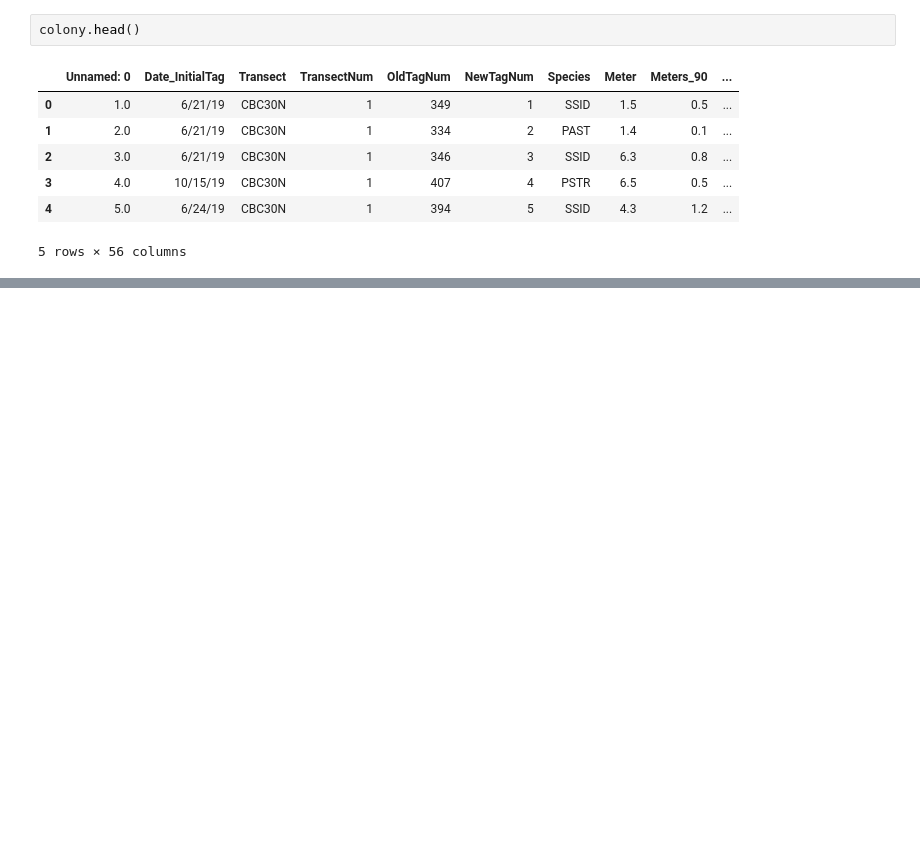
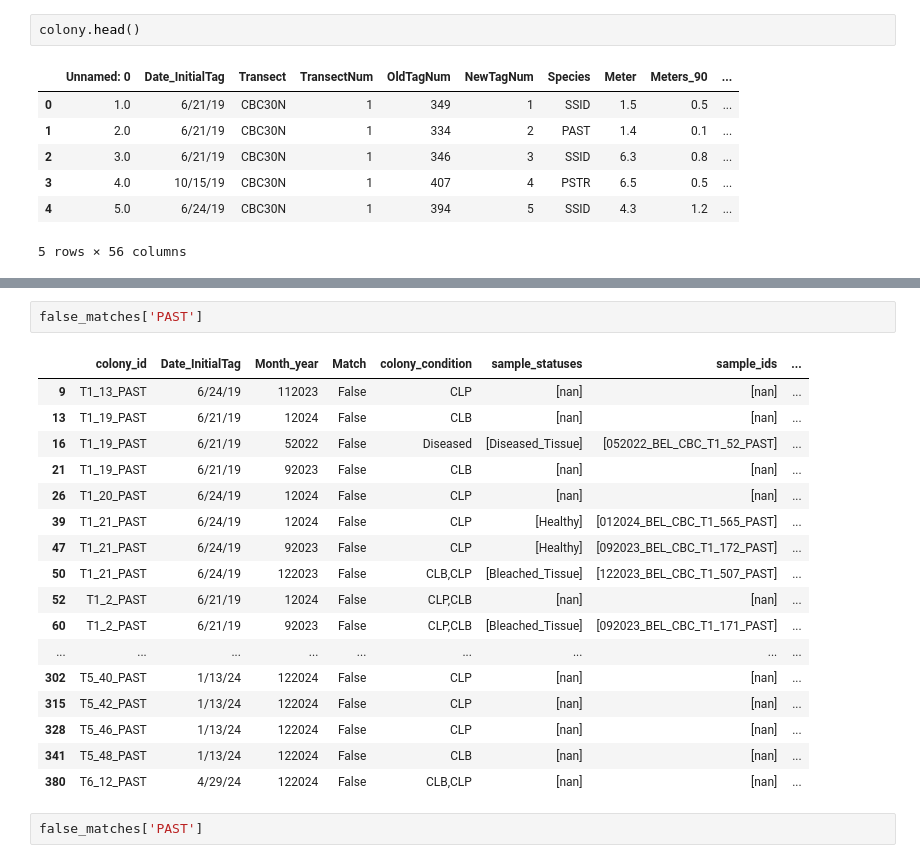
Before and after one commit to brookewicz/Code_notebook, a Jupyter notebook: QA_QC/SampleData/BleachedSamples.ipynb, the cells around one changed output, grey strips where cells are left out. Drawn from its saved outputs; the diff is of its cells as text; blank space fills up the shorter version.

```diff
--- a/QA_QC/SampleData/BleachedSamples.ipynb
+++ b/QA_QC/SampleData/BleachedSamples.ipynb
@@ -71,0 +237,22 @@ clb_sample
+# %%
+false_matches['PAST']
+# %% [output]
+|  | colony_id | Date_InitialTag | Month_year | Match | colony_condition | sample_statuses | sample_ids | ... |
+| 9 | T1_13_PAST | 6/24/19 | 112023 | False | CLP | [nan] | [nan] | ... |
+| 13 | T1_19_PAST | 6/21/19 | 12024 | False | CLB | [nan] | [nan] | ... |
+| 16 | T1_19_PAST | 6/21/19 | 52022 | False | Diseased | [Diseased_Tissue] | [052022_BEL_CBC_T1_52_PAST] | ... |
+| 21 | T1_19_PAST | 6/21/19 | 92023 | False | CLB | [nan] | [nan] | ... |
+| 26 | T1_20_PAST | 6/24/19 | 12024 | False | CLP | [nan] | [nan] | ... |
+| 39 | T1_21_PAST | 6/24/19 | 12024 | False | CLP | [Healthy] | [012024_BEL_CBC_T1_565_PAST] | ... |
+| 47 | T1_21_PAST | 6/24/19 | 92023 | False | CLP | [Healthy] | [092023_BEL_CBC_T1_172_PAST] | ... |
+| 50 | T1_21_PAST | 6/24/19 | 122023 | False | CLB,CLP | [Bleached_Tissue] | [122023_BEL_CBC_T1_507_PAST] | ... |
+| 52 | T1_2_PAST | 6/21/19 | 12024 | False | CLP,CLB | [nan] | [nan] | ... |
+| 60 | T1_2_PAST | 6/21/19 | 92023 | False | CLP,CLB | [Bleached_Tissue] | [092023_BEL_CBC_T1_171_PAST] | ... |
+| ... | ... | ... | ... | ... | ... | ... | ... | ... |
+| 302 | T5_40_PAST | 1/13/24 | 122024 | False | CLP | [nan] | [nan] | ... |
+| 315 | T5_42_PAST | 1/13/24 | 122024 | False | CLP | [nan] | [nan] | ... |
+| 328 | T5_46_PAST | 1/13/24 | 122024 | False | CLP | [nan] | [nan] | ... |
+| 341 | T5_48_PAST | 1/13/24 | 122024 | False | CLB | [nan] | [nan] | ... |
+| 380 | T6_12_PAST | 4/29/24 | 122024 | False | CLB,CLP | [nan] | [nan] | ... |
+# %%
+false_matches['PAST']
```
Also changed, not shown: parts of 18 cells of this notebook.
